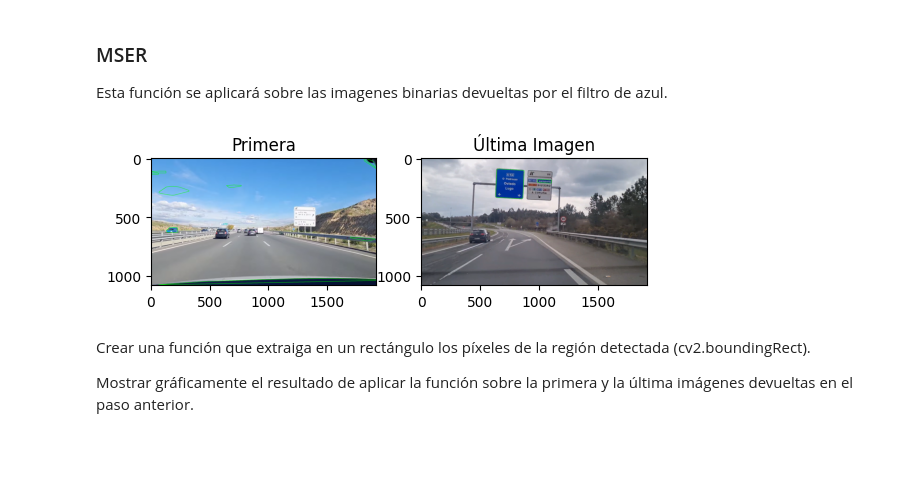
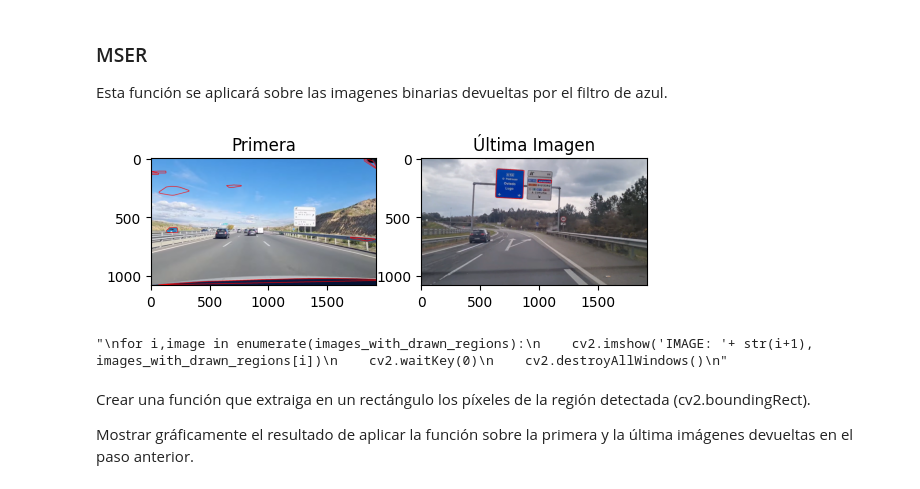
Before and after one commit to Im-Lewis/Practica1-VA, a Jupyter notebook: notebook_BlueFilter_deff.ipynb, the cells around one changed output. Cells and saved outputs as stored; diff of their text form; code cells hidden in the pictures; blank space fills up the shorter version.

Commit message:
ADD - notebook_BlueFilter_deff actualizado

```diff
--- a/notebook_BlueFilter_deff.ipynb
+++ b/notebook_BlueFilter_deff.ipynb
@@ -121,56 +131,62 @@ def mser_rec(img):
     kernel = cv2.getStructuringElement(cv2.MORPH_RECT, (6,6))
     filtered_image = cv2.dilate(img, kernel)
     filtered_image = filtered_image-img
+
     mser = cv2.MSER_create(delta=10, max_variation=0.05, min_area=700, max_area=5000)
     polygons, _ = mser.detectRegions(filtered_image)
-    mask = np.zeros((filtered_image.shape[0], img.shape[1]), dtype=np.uint8)
+
     hulls = []
     for p in polygons:
         hull = cv2.convexHull(p.reshape(-1, 1, 2))
         hulls.append(hull)
-    return mask, polygons, hulls
+
+    return polygons, hulls
 # %% [markdown]
 ### MSER
 Esta función se aplicará sobre las imagenes binarias devueltas por el filtro de azul.
 # %%
 def mser(original_images, filtered_images):
     processed_images = [] # Original and saturation-enhanced images in case of fog
     images_with_drawn_regions = []
     detected_regions = []
-    masks = []
-    for i, img in enumerate(filtered_images):
+
+    for i, _ in enumerate(filtered_images):
         copy_filtered_img = filtered_images[i].copy()
-        copy_originald_img = original_images[i].copy() # Para incrementar la saturacion
-        copy_original = original_images[i].copy() # Para dibujar las regiones sobre ella
+        copy_originald_img = original_images[i].copy() # To increase saturation
+        copy_original = original_images[i].copy() # To draw the regions
+
         kernel = cv2.getStructuringElement(cv2.MORPH_RECT, (4,4))
         filtered_image = cv2.dilate(copy_filtered_img, kernel)
         filtered_image = filtered_image-copy_filtered_img
+
         mser = cv2.MSER_create(delta=10, max_variation=0.05, min_area=800, max_area=5000)
         polygons, _ = mser.detectRegions(filtered_image)
-        mask = np.zeros((filtered_image.shape[0], img.shape[1]), dtype=np.uint8)
+
         hulls = []
         for p in polygons:
             hull = cv2.convexHull(p.reshape(-1, 1, 2))
             hulls.append(hull)
+
         if(len(hulls)==0):
             inc_sat_img = increase_saturation(copy_originald_img)
-            mask_rec, polygons_rec, hulls = mser_rec(blue_filter_img(inc_sat_img))
+            polygons_rec, hulls = mser_rec(blue_filter_img(inc_sat_img))
             detected_regions.append(polygons_rec)
-            masks.append(mask_rec)
             processed_images.append(inc_sat_img)
         else:
             detected_regions.append(polygons)
-            masks.append(mask)
             processed_images.append(copy_originald_img)
-        cv2.polylines(copy_original, hulls, 1, (0, 255, 0), 2)
+
+        cv2.polylines(copy_original, hulls, 1, (0, 0, 255), 3)
         images_with_drawn_regions.append(copy_original)
+
     show_first_and_last(images_with_drawn_regions)
-    return images_with_drawn_regions, masks, detected_regions, processed_images
+
+    return images_with_drawn_regions, detected_regions, processed_images
 
 #---------------------------------------------------------------------------------------------
-images_with_drawn_regions, masks, detected_regions, processed_images = mser(original_images, filtered_images)
+images_with_drawn_regions, detected_regions, processed_images = mser(original_images, filtered_images)
 # %% [output]
-[figure, old version]
+[figure, new version]
 # %%
 # To display the result of all images
 '''
@@ -179,6 +195,8 @@ for i,image in enumerate(images_with_drawn_regions):
     cv2.waitKey(0)
     cv2.destroyAllWindows()
 '''
+# %% [output]
+"\nfor i,image in enumerate(images_with_drawn_regions):\n    cv2.imshow('IMAGE: '+ str(i+1), images_with_drawn_regions[i])\n    cv2.waitKey(0)\n    cv2.destroyAllWindows()\n"
 # %% [markdown]
 Crear una función que extraiga en un rectángulo los píxeles de la región detectada (cv2.boundingRect).
 
```
Also changed, not shown: parts of 10 cells of this notebook.
